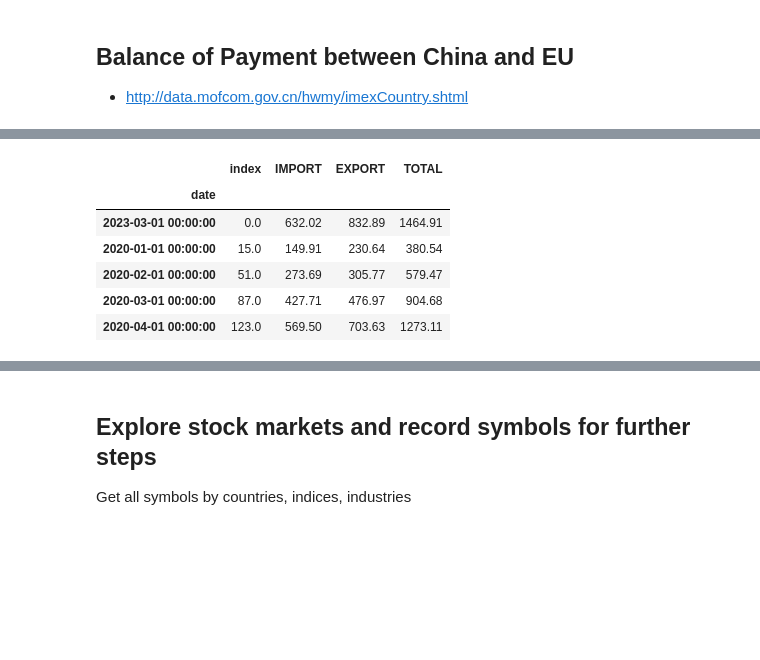
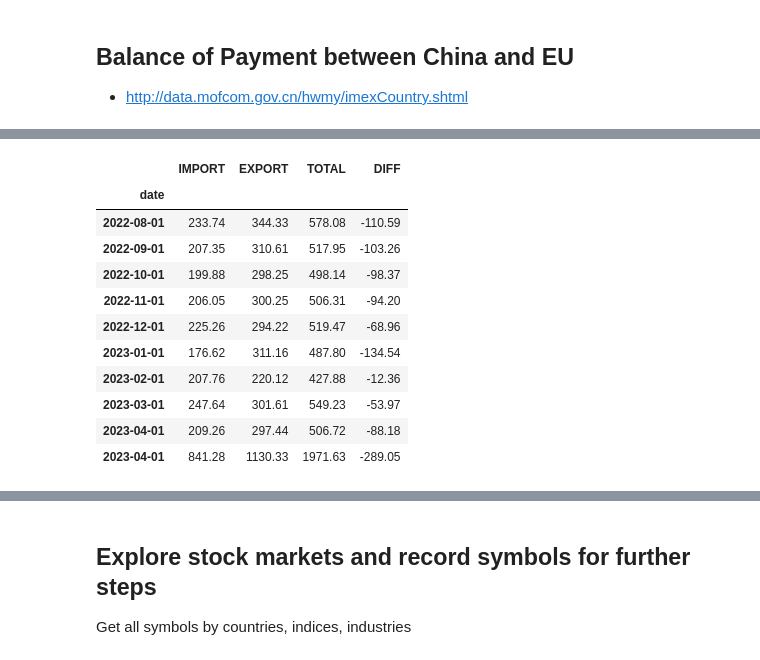
Before and after one commit to yangtx2009/finance, a Jupyter notebook: international_stock_market_visualization.ipynb, the cells around one changed output, grey strips where cells are left out. Saved outputs shown, nothing was run; the diff lists cells and outputs as text; code cells hidden in the pictures; blank space fills up the shorter version.

```diff
--- a/international_stock_market_visualization.ipynb
+++ b/international_stock_market_visualization.ipynb
@@ -318,14 +320,29 @@ InterfaceError: Error binding parameter 0 - probably unsupported type.
-# %%
-euro_monthly_bof = bop_df.groupby(by="date").sum(numeric_only=True)
-euro_monthly_bof.head(5)
-# %% [output]
-|  | index | IMPORT | EXPORT | TOTAL |
-| date |  |  |  |  |
-| 2023-03-01 00:00:00 | 0.0 | 632.02 | 832.89 | 1464.91 |
-| 2020-01-01 00:00:00 | 15.0 | 149.91 | 230.64 | 380.54 |
-| 2020-02-01 00:00:00 | 51.0 | 273.69 | 305.77 | 579.47 |
-| 2020-03-01 00:00:00 | 87.0 | 427.71 | 476.97 | 904.68 |
-| 2020-04-01 00:00:00 | 123.0 | 569.50 | 703.63 | 1273.11 |
+# %%
+euro_monthly_bof = bop_df.groupby(by="date").sum(numeric_only=True)
+euro_monthly_bof.index = pd.to_datetime(euro_monthly_bof.index)
+euro_monthly_bof.sort_index(inplace=True)
+euro_monthly_bof["DIFF"] = euro_monthly_bof["IMPORT"]-euro_monthly_bof["EXPORT"]
+
+euro_monthly_bof_diff = euro_monthly_bof.diff()
+cols = list(euro_monthly_bof_diff.columns)
+jan_data = euro_monthly_bof[euro_monthly_bof.index.month == 1]
+euro_monthly_bof_diff.loc[euro_monthly_bof_diff.index.isin(jan_data.index), cols] = jan_data[cols]
+# euro_monthly_bof_diff = euro_monthly_bof_diff.merge(, on="date", how="outer")
+
+euro_monthly_bof_diff.tail(10)
+# %% [output]
+|  | IMPORT | EXPORT | TOTAL | DIFF |
+| date |  |  |  |  |
+| 2022-08-01 | 233.74 | 344.33 | 578.08 | -110.59 |
+| 2022-09-01 | 207.35 | 310.61 | 517.95 | -103.26 |
+| 2022-10-01 | 199.88 | 298.25 | 498.14 | -98.37 |
+| 2022-11-01 | 206.05 | 300.25 | 506.31 | -94.20 |
+| 2022-12-01 | 225.26 | 294.22 | 519.47 | -68.96 |
+| 2023-01-01 | 176.62 | 311.16 | 487.80 | -134.54 |
+| 2023-02-01 | 207.76 | 220.12 | 427.88 | -12.36 |
+| 2023-03-01 | 247.64 | 301.61 | 549.23 | -53.97 |
+| 2023-04-01 | 209.26 | 297.44 | 506.72 | -88.18 |
+| 2023-04-01 | 841.28 | 1130.33 | 1971.63 | -289.05 |
 # %%
 # draw the development of interest rates for Europa, US
 fig, ax = plt.subplots(nrows=2, ncols=1, figsize=(15,6))
```
Also changed, not shown: parts of 6 cells of this notebook.
